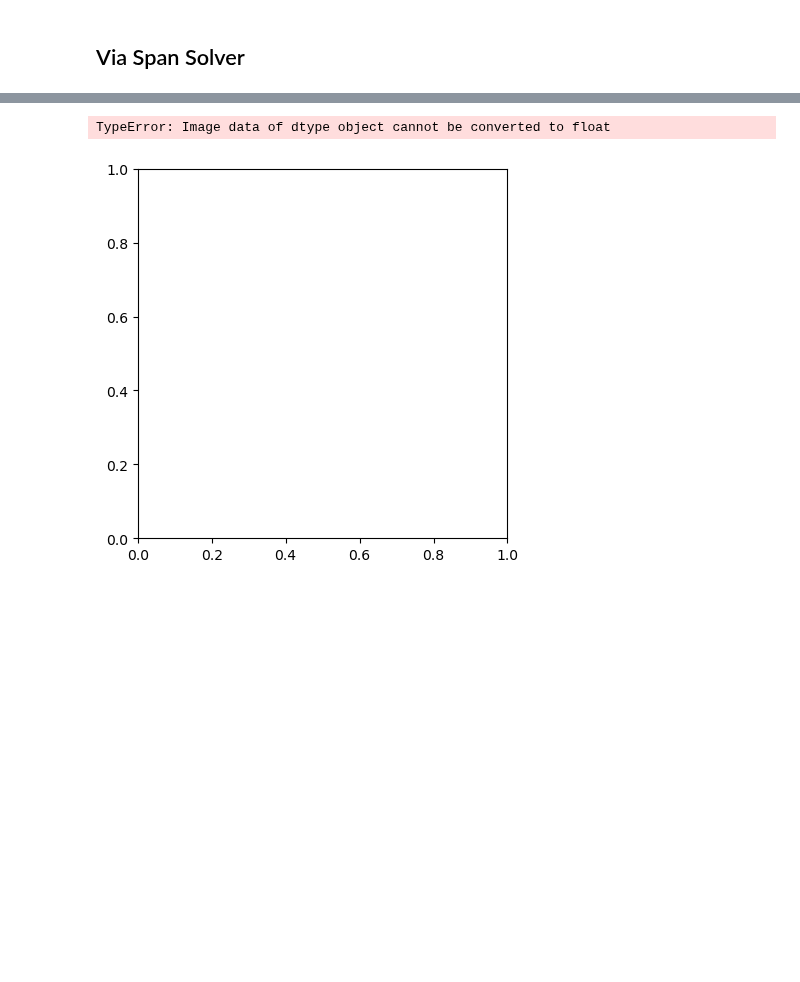
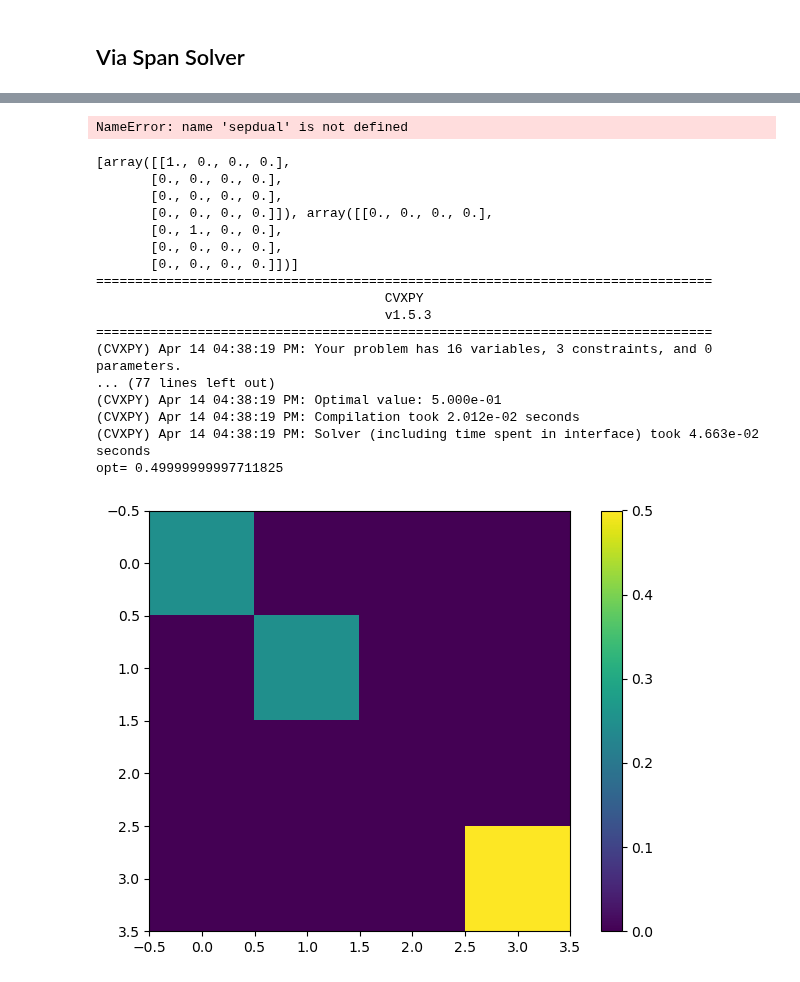
Before and after one commit to blake-holman/ED_Adversaries, a Jupyter notebook: sep.ipynb, the cells around one changed output, grey strips where cells are left out. Drawn from its saved outputs; the diff is of its cells as text; code cells hidden in the pictures; blank space fills up the shorter version.

Commit message:
sep dual working

```diff
--- a/sep.ipynb
+++ b/sep.ipynb
@@ -526,5 +616,46 @@ X = span_solver(problem)
-# %%
-visualize(X)
-# %% [output]
-TypeError: Image data of dtype object cannot be converted to float
-[figure, removed]
+# %%
+W_sym, W_pt, B, t = sepdual
+print(B[0].shape)
+for m in [W_sym, W_pt] + B:
+    visualize(m)
+# %% [output]
+NameError: name 'sepdual' is not defined
+# %%
+n = 4
+rank = 2
+eps = 1/n
+
+constraint_mats = [
+    np.zeros((n,n)) for _ in range(rank)
+]
+for i, m in enumerate(constraint_mats):
+    m[i,i] = 1
+print(constraint_mats)
+obj_mat = np.zeros((n,n))
+obj_mat[-1,-1] = 1
+constants = [eps] * rank
+
+gen = gen_sdp(obj_mat, constraint_mats, constants)
+visualize(gen)
+W_sym, W_pt, B, t = sep_bound_ppt_dual(obj_mat, constraint_mats, constants, rank=1)
+for m in [W_sym, W_pt] + B:
+    visualize(m)
+# %% [output]
+[array([[1., 0., 0., 0.],
+       [0., 0., 0., 0.],
+       [0., 0., 0., 0.],
+       [0., 0., 0., 0.]]), array([[0., 0., 0., 0.],
+       [0., 1., 0., 0.],
+       [0., 0., 0., 0.],
+       [0., 0., 0., 0.]])]
+===============================================================================
+                                     CVXPY
+                                     v1.5.3
+===============================================================================
+(CVXPY) Apr 14 04:38:19 PM: Your problem has 16 variables, 3 constraints, and 0 parameters.
+... (77 lines left out)
+(CVXPY) Apr 14 04:38:19 PM: Optimal value: 5.000e-01
+(CVXPY) Apr 14 04:38:19 PM: Compilation took 2.012e-02 seconds
+(CVXPY) Apr 14 04:38:19 PM: Solver (including time spent in interface) took 4.663e-02 seconds
+opt= 0.49999999997711825
+[figure, added]
```
Also changed, not shown: parts of 7 cells of this notebook, 2 other files.
